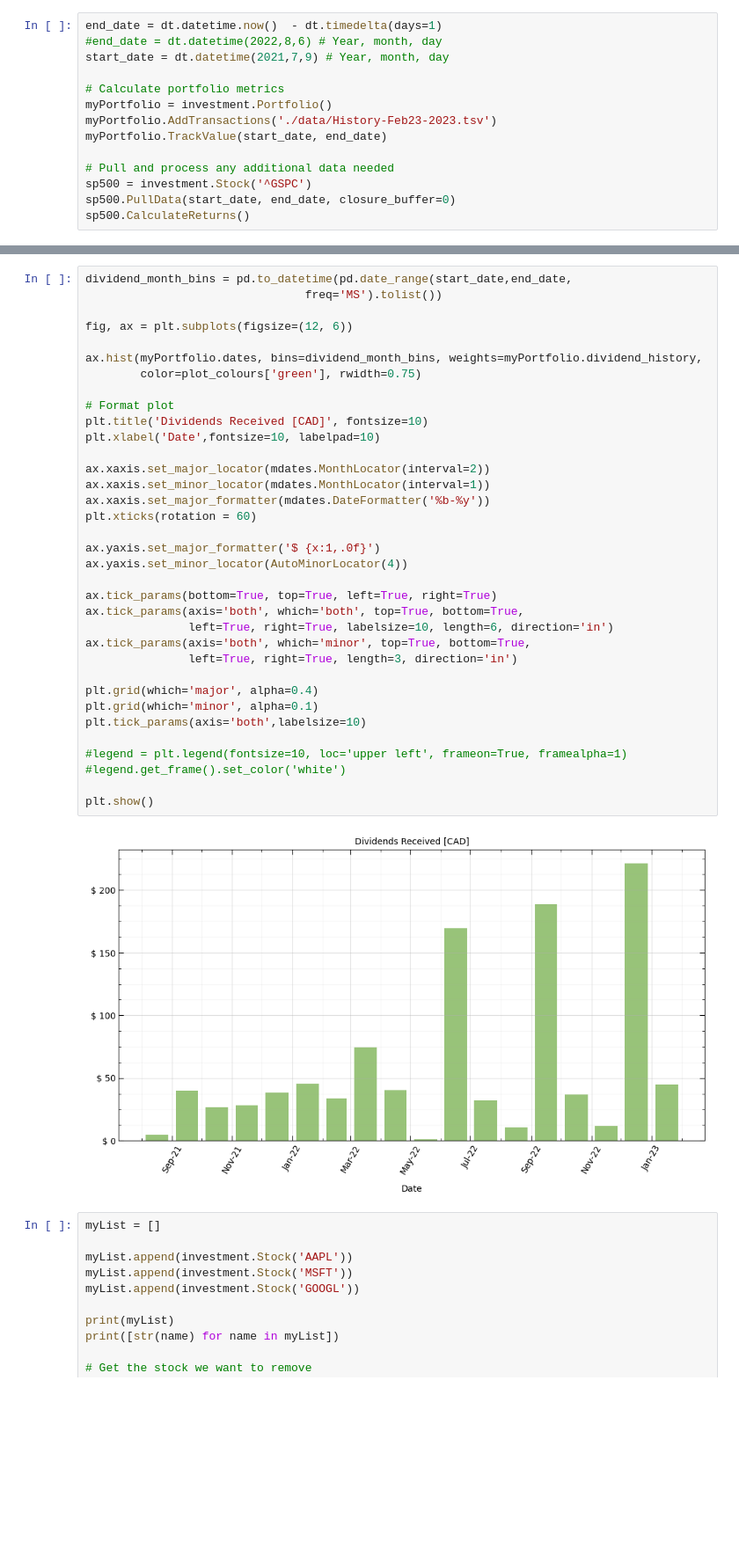
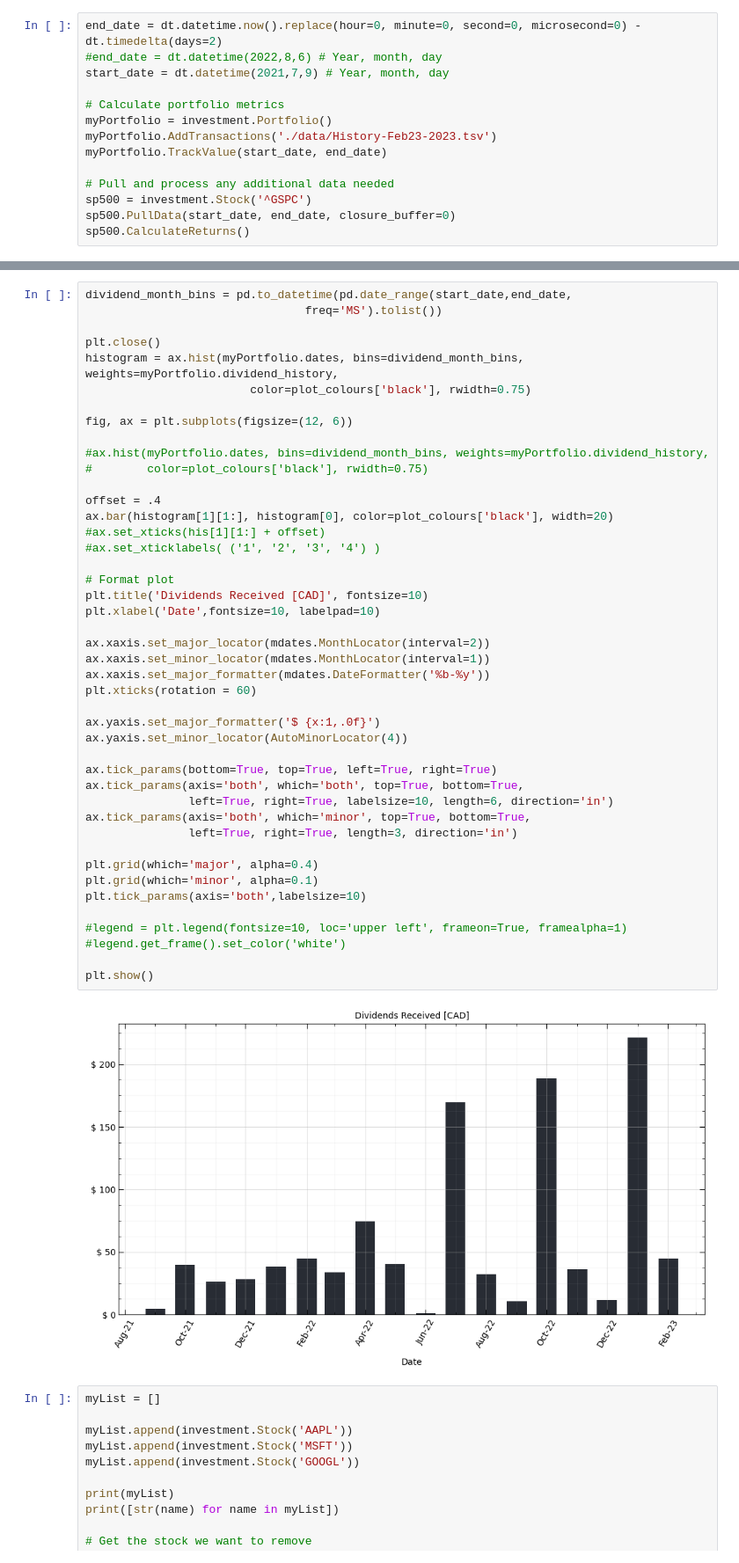
Before and after one commit to JakubStacho/portfolio-tracker, a Jupyter notebook: testNB.ipynb, the cells around one changed output, grey strips where cells are left out. Shown at 88% size. Cells and saved outputs as stored; diff of their text form; blank space fills up the shorter version.

```diff
--- a/testNB.ipynb
+++ b/testNB.ipynb
@@ -27,5 +25,5 @@ import modules.investingHelpers as investment
 # %%
-end_date = dt.datetime.now()  - dt.timedelta(days=1)
+end_date = dt.datetime.now().replace(hour=0, minute=0, second=0, microsecond=0) - dt.timedelta(days=2)
 #end_date = dt.datetime(2022,8,6) # Year, month, day
 start_date = dt.datetime(2021,7,9) # Year, month, day
 
@@ -232,39 +302,48 @@ print(npf.irr([100, 118, -266]) * 100)
 dividend_month_bins = pd.to_datetime(pd.date_range(start_date,end_date,
                                 freq='MS').tolist())
 
+plt.close()
+histogram = ax.hist(myPortfolio.dates, bins=dividend_month_bins, weights=myPortfolio.dividend_history,
+                        color=plot_colours['black'], rwidth=0.75)
+
 fig, ax = plt.subplots(figsize=(12, 6))
 
-ax.hist(myPortfolio.dates, bins=dividend_month_bins, weights=myPortfolio.dividend_history,
-        color=plot_colours['green'], rwidth=0.75)
+#ax.hist(myPortfolio.dates, bins=dividend_month_bins, weights=myPortfolio.dividend_history,
+#        color=plot_colours['black'], rwidth=0.75)
+
+offset = .4
+ax.bar(histogram[1][1:], histogram[0], color=plot_colours['black'], width=20)
+#ax.set_xticks(his[1][1:] + offset)
+#ax.set_xticklabels( ('1', '2', '3', '4') )
 
 # Format plot
 plt.title('Dividends Received [CAD]', fontsize=10)
 plt.xlabel('Date',fontsize=10, labelpad=10)
 
 ax.xaxis.set_major_locator(mdates.MonthLocator(interval=2))
 ax.xaxis.set_minor_locator(mdates.MonthLocator(interval=1))
 ax.xaxis.set_major_formatter(mdates.DateFormatter('%b-%y'))
 plt.xticks(rotation = 60)
 
 ax.yaxis.set_major_formatter('$ {x:1,.0f}')
 ax.yaxis.set_minor_locator(AutoMinorLocator(4))
 
 ax.tick_params(bottom=True, top=True, left=True, right=True)
 ax.tick_params(axis='both', which='both', top=True, bottom=True,
                left=True, right=True, labelsize=10, length=6, direction='in')
 ax.tick_params(axis='both', which='minor', top=True, bottom=True,
                left=True, right=True, length=3, direction='in')
 
 plt.grid(which='major', alpha=0.4)
 plt.grid(which='minor', alpha=0.1)
 plt.tick_params(axis='both',labelsize=10)
 
 #legend = plt.legend(fontsize=10, loc='upper left', frameon=True, framealpha=1)
 #legend.get_frame().set_color('white')
 
 plt.show()
 # %% [output]
-[figure, old version]
+[figure, new version]
 # %%
 myList = []
 
```
Also changed, not shown: parts of 5 cells of this notebook, 1 other file.
